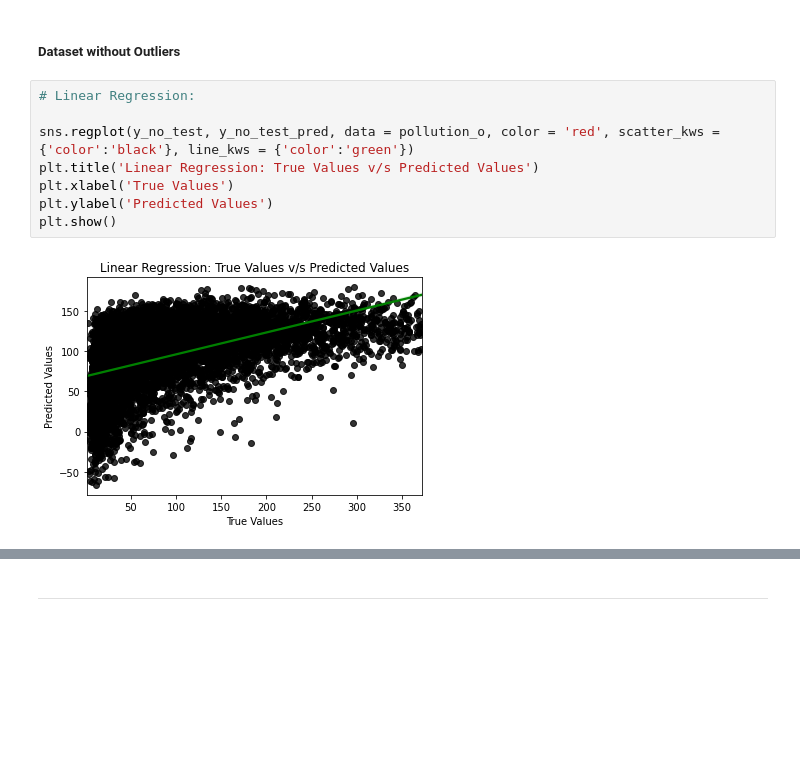
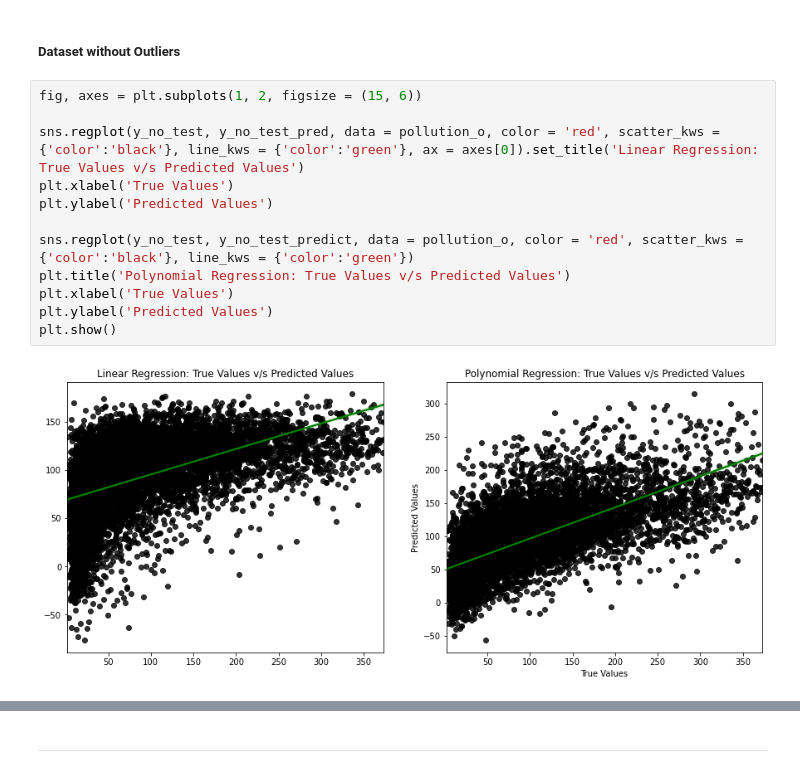
Before and after one commit to sverma1012/pollution, a Jupyter notebook: Part3_DataAnalysis.ipynb, the cells around one changed output, grey strips where cells are left out. Drawn from its saved outputs; the diff is of its cells as text; blank space fills up the shorter version.

```diff
--- a/Part3_DataAnalysis.ipynb
+++ b/Part3_DataAnalysis.ipynb
@@ -436,12 +467,16 @@ Hence, the polynomial regression is betteere in this case because the points at
 # %% [markdown]
 ##### Dataset without Outliers
 # %%
-# Linear Regression:
+fig, axes = plt.subplots(1, 2, figsize = (15, 6))
 
-sns.regplot(y_no_test, y_no_test_pred, data = pollution_o, color = 'red', scatter_kws = {'color':'black'}, line_kws = {'color':'green'})
-plt.title('Linear Regression: True Values v/s Predicted Values')
+sns.regplot(y_no_test, y_no_test_pred, data = pollution_o, color = 'red', scatter_kws = {'color':'black'}, line_kws = {'color':'green'}, ax = axes[0]).set_title('Linear Regression: True Values v/s Predicted Values')
+plt.xlabel('True Values')
+plt.ylabel('Predicted Values')
+
+sns.regplot(y_no_test, y_no_test_predict, data = pollution_o, color = 'red', scatter_kws = {'color':'black'}, line_kws = {'color':'green'})
+plt.title('Polynomial Regression: True Values v/s Predicted Values')
 plt.xlabel('True Values')
 plt.ylabel('Predicted Values')
 plt.show()
 # %% [output]
-[figure, old version]
+[figure, new version]
```
Also changed, not shown: parts of 27 cells of this notebook, 3 other files.
